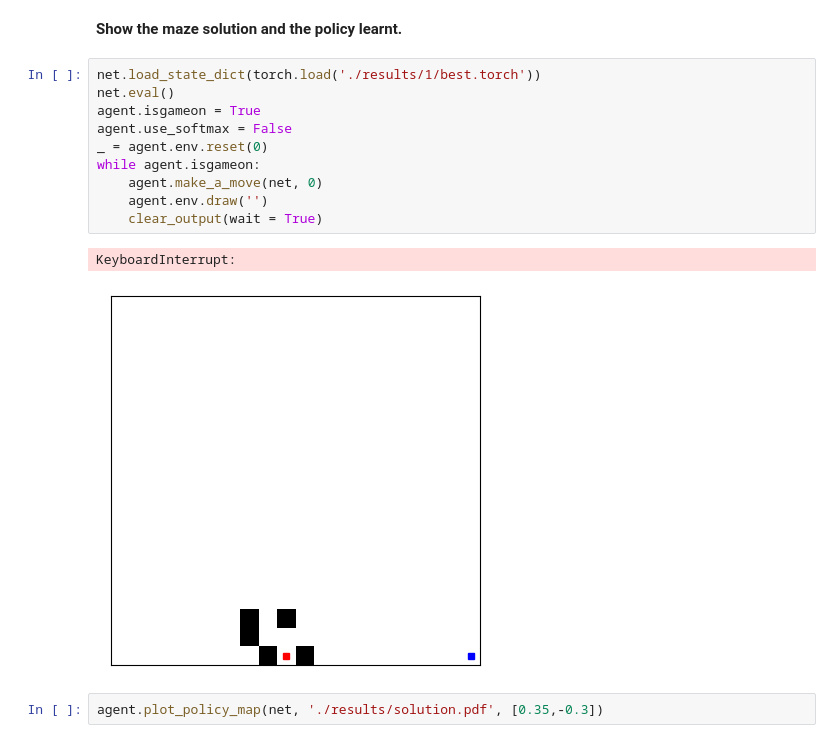
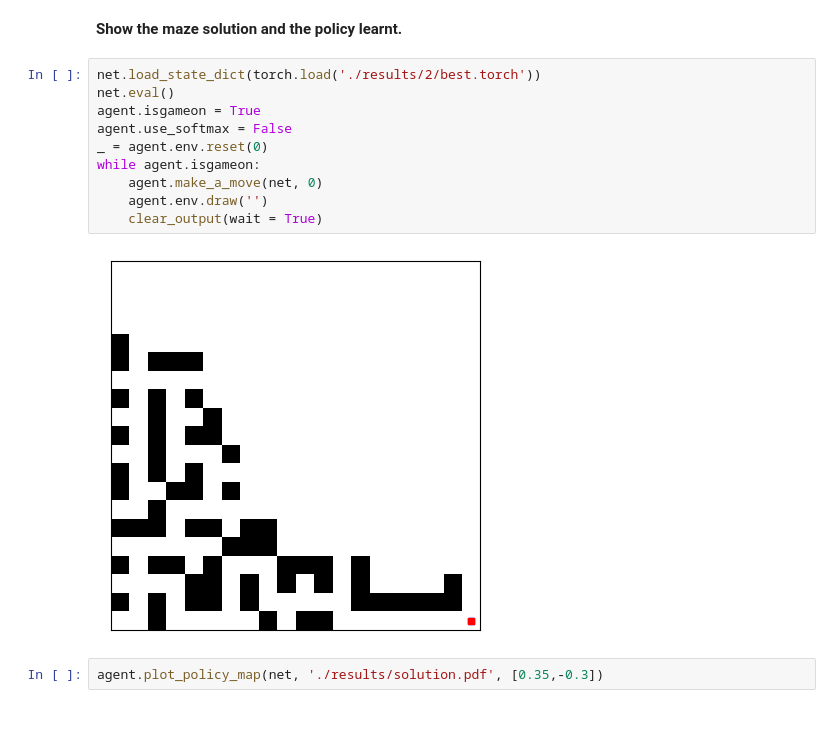
Before and after one commit to yuanxy92/deep_Q_learning_maze, a Jupyter notebook: deep_qlearning.ipynb, the cells around one changed output. Cells and saved outputs as stored; diff of their text form.

```diff
--- a/deep_qlearning.ipynb
+++ b/deep_qlearning.ipynb
@@ -279,18 +279,17 @@ plt.show()
 # %% [markdown]
 **Show the maze solution and the policy learnt.**
 # %%
-net.load_state_dict(torch.load('./results/1/best.torch'))
+net.load_state_dict(torch.load('./results/2/best.torch'))
 net.eval()
 agent.isgameon = True
 agent.use_softmax = False
 _ = agent.env.reset(0)
 while agent.isgameon:
     agent.make_a_move(net, 0)
     agent.env.draw('')
     clear_output(wait = True)
 # %% [output]
-KeyboardInterrupt:
-[figure, old version]
+[figure, new version]
 # %%
 agent.plot_policy_map(net, './results/solution.pdf', [0.35,-0.3])
 # %%
```
Also changed, not shown: parts of 1 cell of this notebook, 4 other files.
